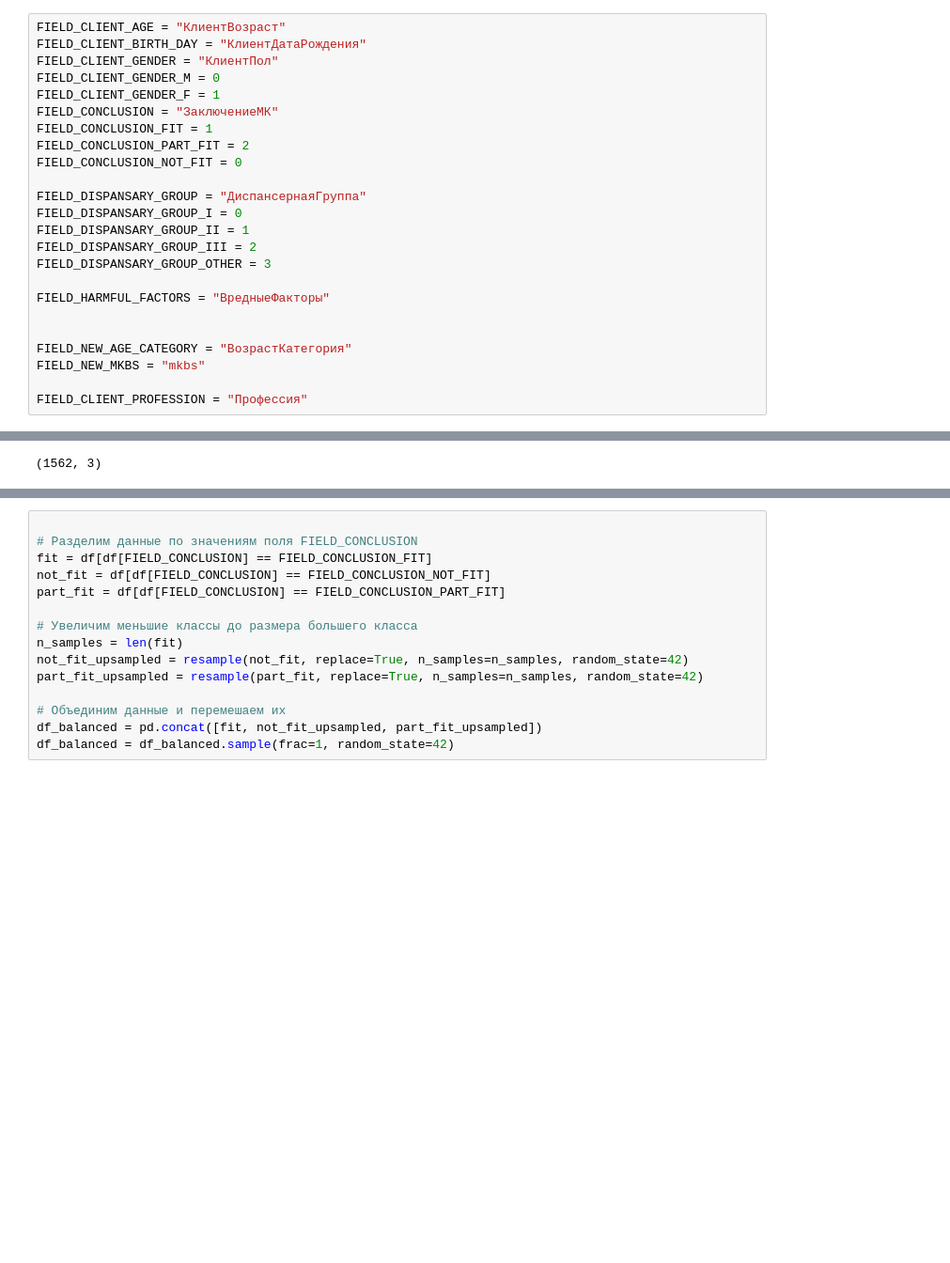
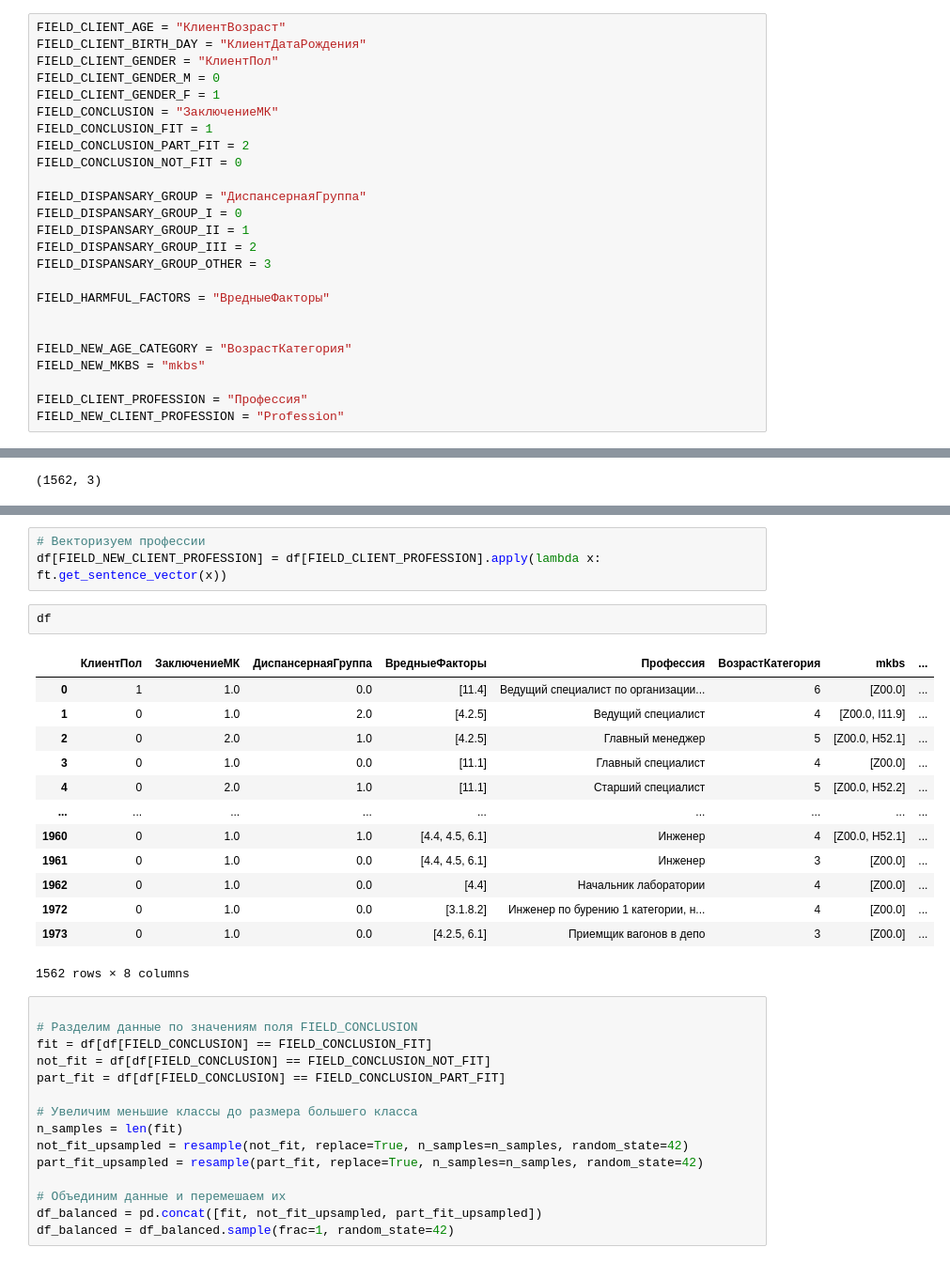
Before and after one commit to Untick/InspectrumClinic_RecSys, a Jupyter notebook: Paul Himyak/main.ipynb, the cells around one changed output, grey strips where cells are left out. Shown at 94% size. Saved outputs shown, nothing was run; the diff lists cells and outputs as text; blank space fills up the shorter version.

```diff
--- a/Paul Himyak/main.ipynb
+++ b/Paul Himyak/main.ipynb
@@ -89,6 +89,7 @@ FIELD_NEW_AGE_CATEGORY = "ВозрастКатегория"
 FIELD_NEW_MKBS = "mkbs"
 
 FIELD_CLIENT_PROFESSION = "Профессия"
+FIELD_NEW_CLIENT_PROFESSION = "Profession"
 # %%
 from datetime import datetime
 class MyUtils:
@@ -239,3 +237,22 @@ Downloading https://dl.fbaipublicfiles.com/fasttext/vectors-crawl/cc.ru.300.bin.
+# %%
+# Векторизуем профессии
+df[FIELD_NEW_CLIENT_PROFESSION] = df[FIELD_CLIENT_PROFESSION].apply(lambda x: ft.get_sentence_vector(x))
+# %%
+df
+# %% [output]
+|  | КлиентПол | ЗаключениеМК | ДиспансернаяГруппа | ВредныеФакторы | Профессия | ВозрастКатегория | mkbs | ... |
+| 0 | 1 | 1.0 | 0.0 | [11.4] | Ведущий специалист по организации... | 6 | [Z00.0] | ... |
+| 1 | 0 | 1.0 | 2.0 | [4.2.5] | Ведущий специалист | 4 | [Z00.0, I11.9] | ... |
+| 2 | 0 | 2.0 | 1.0 | [4.2.5] | Главный менеджер | 5 | [Z00.0, H52.1] | ... |
+| 3 | 0 | 1.0 | 0.0 | [11.1] | Главный специалист | 4 | [Z00.0] | ... |
+| 4 | 0 | 2.0 | 1.0 | [11.1] | Старший специалист | 5 | [Z00.0, H52.2] | ... |
+| ... | ... | ... | ... | ... | ... | ... | ... | ... |
+| 1960 | 0 | 1.0 | 1.0 | [4.4, 4.5, 6.1] | Инженер | 4 | [Z00.0, H52.1] | ... |
+| 1961 | 0 | 1.0 | 0.0 | [4.4, 4.5, 6.1] | Инженер | 3 | [Z00.0] | ... |
+| 1962 | 0 | 1.0 | 0.0 | [4.4] | Начальник лаборатории | 4 | [Z00.0] | ... |
+| 1972 | 0 | 1.0 | 0.0 | [3.1.8.2] | Инженер по бурению 1 категории, н... | 4 | [Z00.0] | ... |
+| 1973 | 0 | 1.0 | 0.0 | [4.2.5, 6.1] | Приемщик вагонов в депо | 3 | [Z00.0] | ... |
+1562 rows × 8 columns
 # %%
 
 # Разделим данные по значениям поля FIELD_CONCLUSION
```
Also changed, not shown: parts of 1 cell of this notebook.
